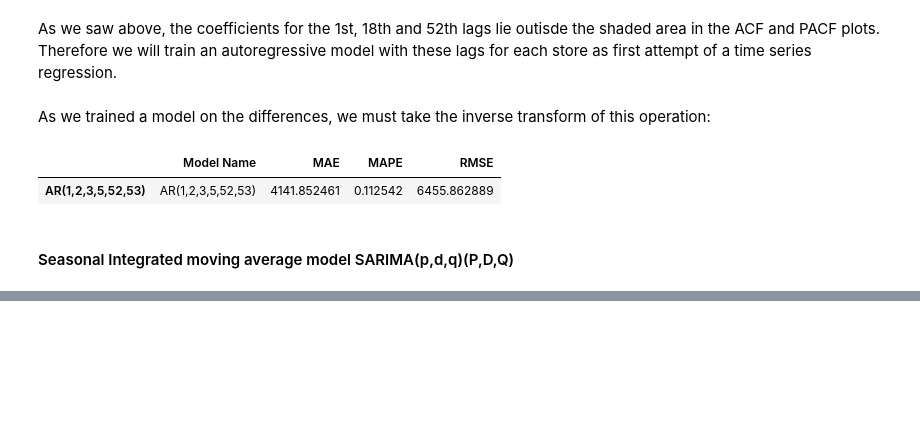
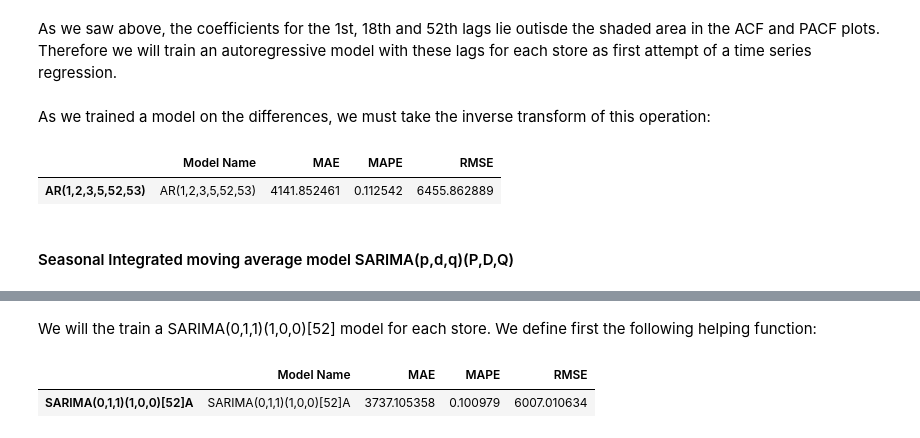
Before and after one commit to xaviermondragon/rossmann, a Jupyter notebook: notebooks/5_weekly_modelling_time_series.ipynb, the cells around one changed output, grey strips where cells are left out. Cells and saved outputs as stored; diff of their text form; code cells hidden in the pictures; blank space fills up the shorter version.

```diff
--- a/notebooks/5_weekly_modelling_time_series.ipynb
+++ b/notebooks/5_weekly_modelling_time_series.ipynb
@@ -336,0 +348,33 @@ y_ar_pred.to_csv("../data/pred_ar.csv")
+# %% [markdown]
+We will the train a SARIMA(0,1,1)(1,0,0)[52] model for each store. We define first the following helping function:
+# %%
+def sarima_predictions(train_data, stores, order, seasonal_order):
+    y_train_1 = train_data.reset_index(level=[0])
+    y_sarima_pred_list = []
+    for s in stores:
+        y_train_s = y_train_1[y_train_1['Store'] == s]['Sales']
+        # It's good to have also the store as part of the index
+        s_index = pd.MultiIndex.from_product([[s], test_dates], names=['Store', 'Date'])
+        # fit and predict
+        sarima = SARIMAX(y_train_s, order=order, seasonal_order=seasonal_order, simple_differencing=False)
+        y_pred_s = sarima.fit().predict(start=train_len, end=train_len + test_len - 1, dynamic=False)
+        y_pred_s.index = s_index
+        # append to list
+        y_sarima_pred_list.append(y_pred_s)
+    return y_sarima_pred_list
+# %%
+sarima_pred = pd.concat(sarima_predictions(y_train, range(1,1116), (0,1,1), (1,0,0,52)))
+# %%
+# we want to predit only observations which are present in the test data
+sarima_pred = sarima_pred.reindex(y_test.index)
+# return to original scale
+sarima_pred = np.expm1(sarima_pred)
+# save for later use
+sarima_pred.to_csv("../data/pred_sarima.csv")
+# %%
+sarima_errors = error_table('SARIMA(0,1,1)(1,0,0)[52]A', y_test, sarima_pred)
+sarima_errors.to_csv("../data/sarima_errors.csv")
+sarima_errors
+# %% [output]
+|  | Model Name | MAE | MAPE | RMSE |
+| SARIMA(0,1,1)(1,0,0)[52]A | SARIMA(0,1,1)(1,0,0)[52]A | 3737.105358 | 0.100979 | 6007.010634 |
```
Also changed, not shown: parts of 9 cells of this notebook.
